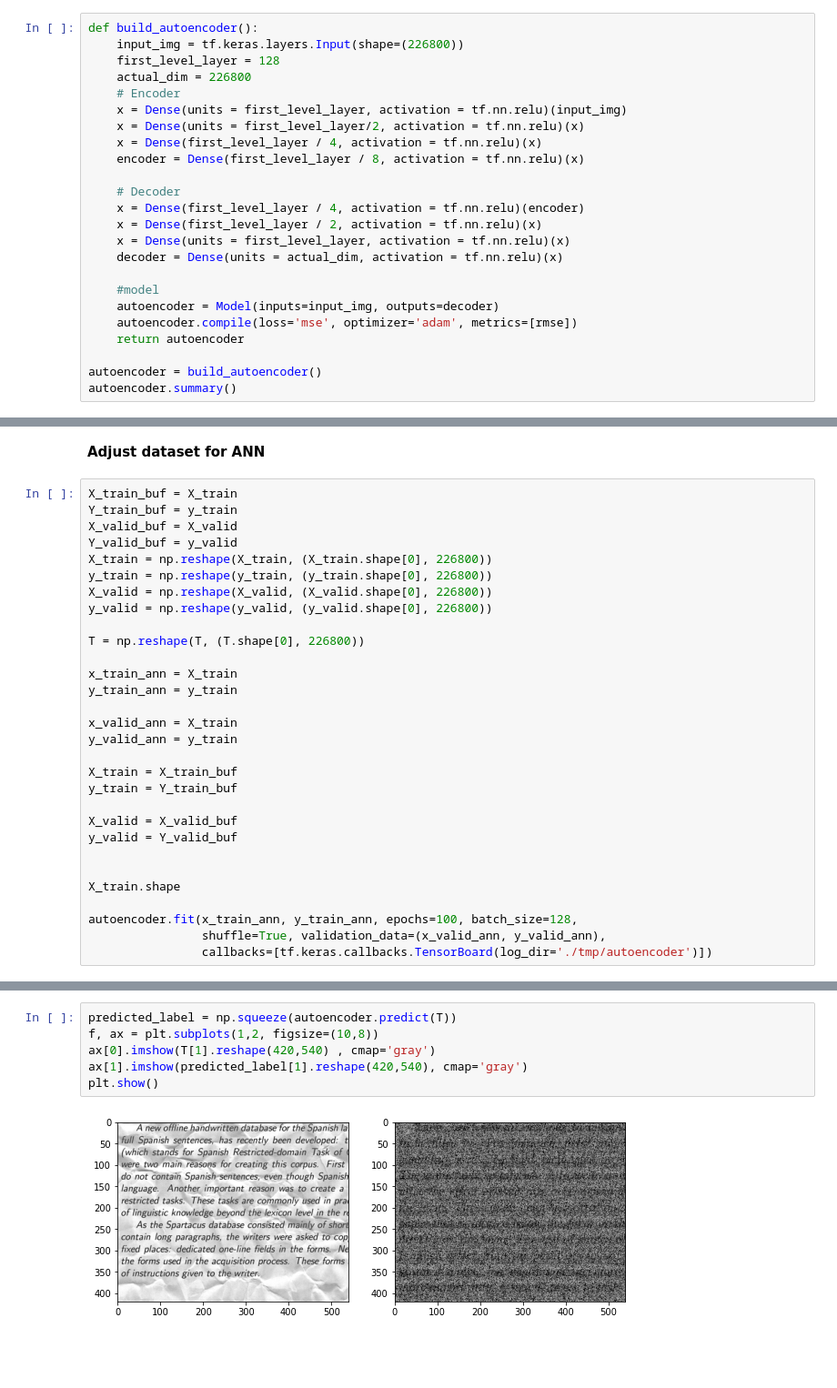
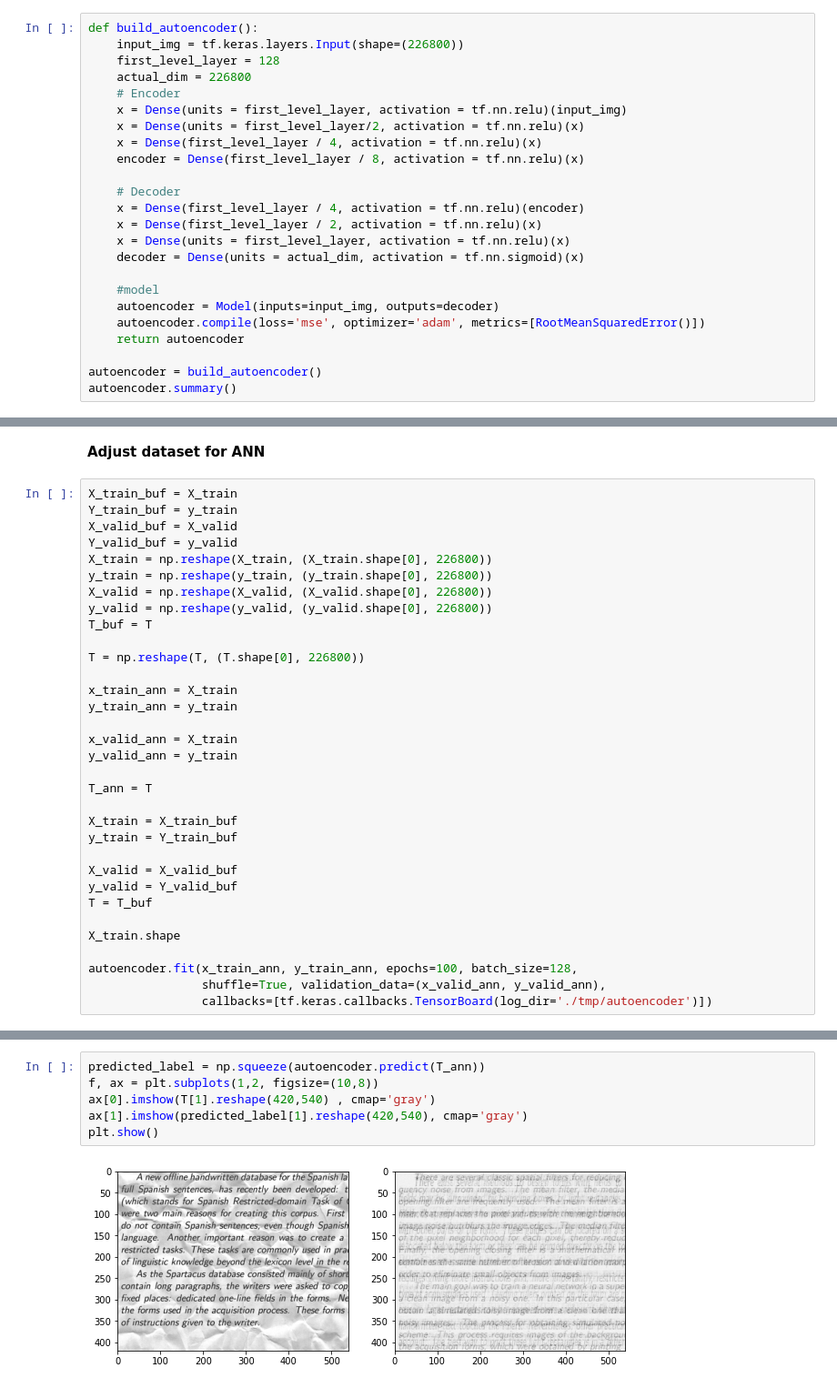
Before and after one commit to shivam-kislay/ATMTransaction, a Jupyter notebook: ShivamKislayAssignment.ipynb, the cells around one changed output, grey strips where cells are left out. Shown at 91% size. Drawn from its saved outputs; the diff is of its cells as text; blank space fills up the shorter version.

```diff
--- a/ShivamKislayAssignment.ipynb
+++ b/ShivamKislayAssignment.ipynb
@@ -932,11 +934,11 @@ def build_autoencoder():
     x = Dense(first_level_layer / 4, activation = tf.nn.relu)(encoder)
     x = Dense(first_level_layer / 2, activation = tf.nn.relu)(x)
     x = Dense(units = first_level_layer, activation = tf.nn.relu)(x)
-    decoder = Dense(units = actual_dim, activation = tf.nn.relu)(x)
+    decoder = Dense(units = actual_dim, activation = tf.nn.sigmoid)(x)
 
     #model
     autoencoder = Model(inputs=input_img, outputs=decoder)
-    autoencoder.compile(loss='mse', optimizer='adam', metrics=[rmse])
+    autoencoder.compile(loss='mse', optimizer='adam', metrics=[RootMeanSquaredError()])
     return autoencoder
 
 autoencoder = build_autoencoder()
@@ -970,6 +972,7 @@ X_train = np.reshape(X_train, (X_train.shape[0], 226800))
 y_train = np.reshape(y_train, (y_train.shape[0], 226800))
 X_valid = np.reshape(X_valid, (X_valid.shape[0], 226800))
 y_valid = np.reshape(y_valid, (y_valid.shape[0], 226800))
+T_buf = T
 
 T = np.reshape(T, (T.shape[0], 226800))
 
@@ -979,12 +982,14 @@ y_train_ann = y_train
 x_valid_ann = X_train
 y_valid_ann = y_train
 
+T_ann = T
+
 X_train = X_train_buf
 y_train = Y_train_buf
 
 X_valid = X_valid_buf
 y_valid = Y_valid_buf
-
+T = T_buf
 
 X_train.shape
 
@@ -1012,9 +1017,9 @@ Epoch 100/100
 <tensorflow.python.keras.callbacks.History at 0x...>
 # %%
-predicted_label = np.squeeze(autoencoder.predict(T))
+predicted_label = np.squeeze(autoencoder.predict(T_ann))
 f, ax = plt.subplots(1,2, figsize=(10,8))
 ax[0].imshow(T[1].reshape(420,540) , cmap='gray')
 ax[1].imshow(predicted_label[1].reshape(420,540), cmap='gray')
 plt.show()
 # %% [output]
-[figure, old version]
+[figure, new version]
```
Also changed, not shown: parts of 11 cells of this notebook.
